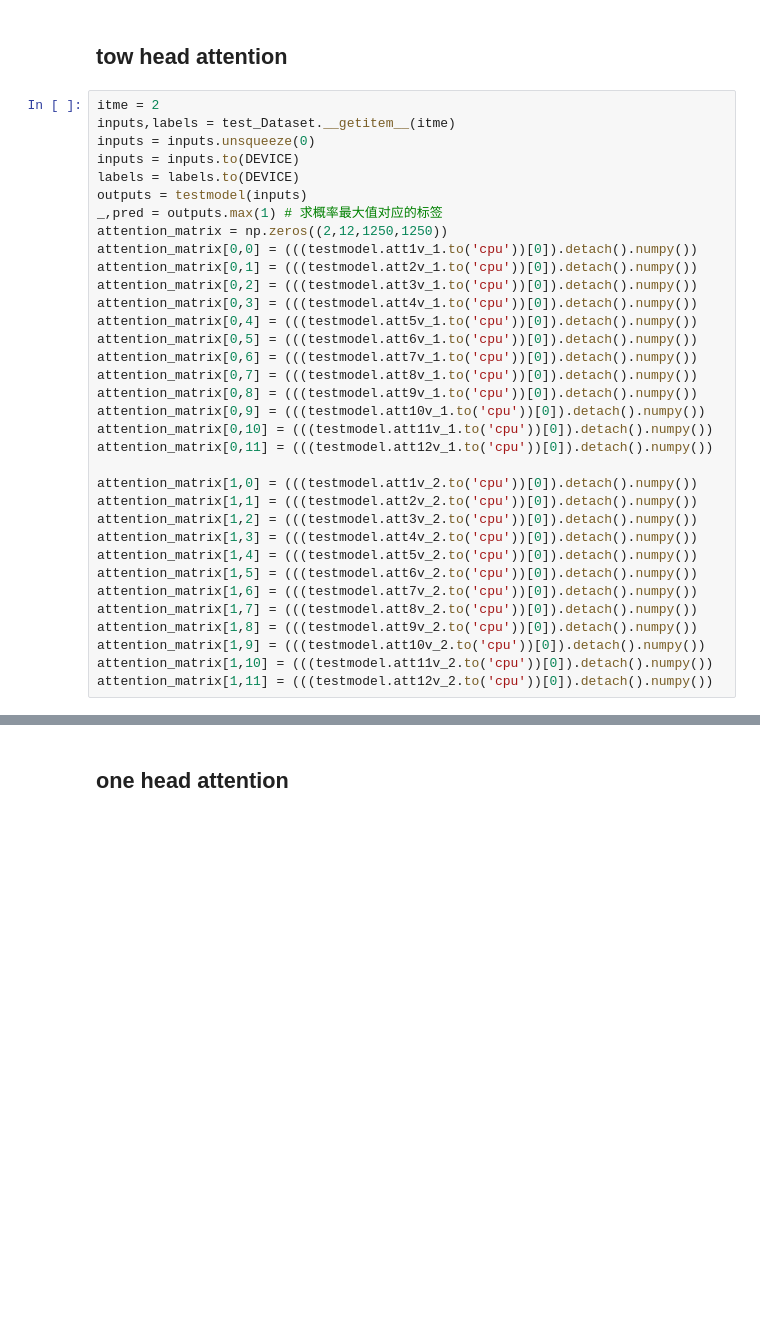
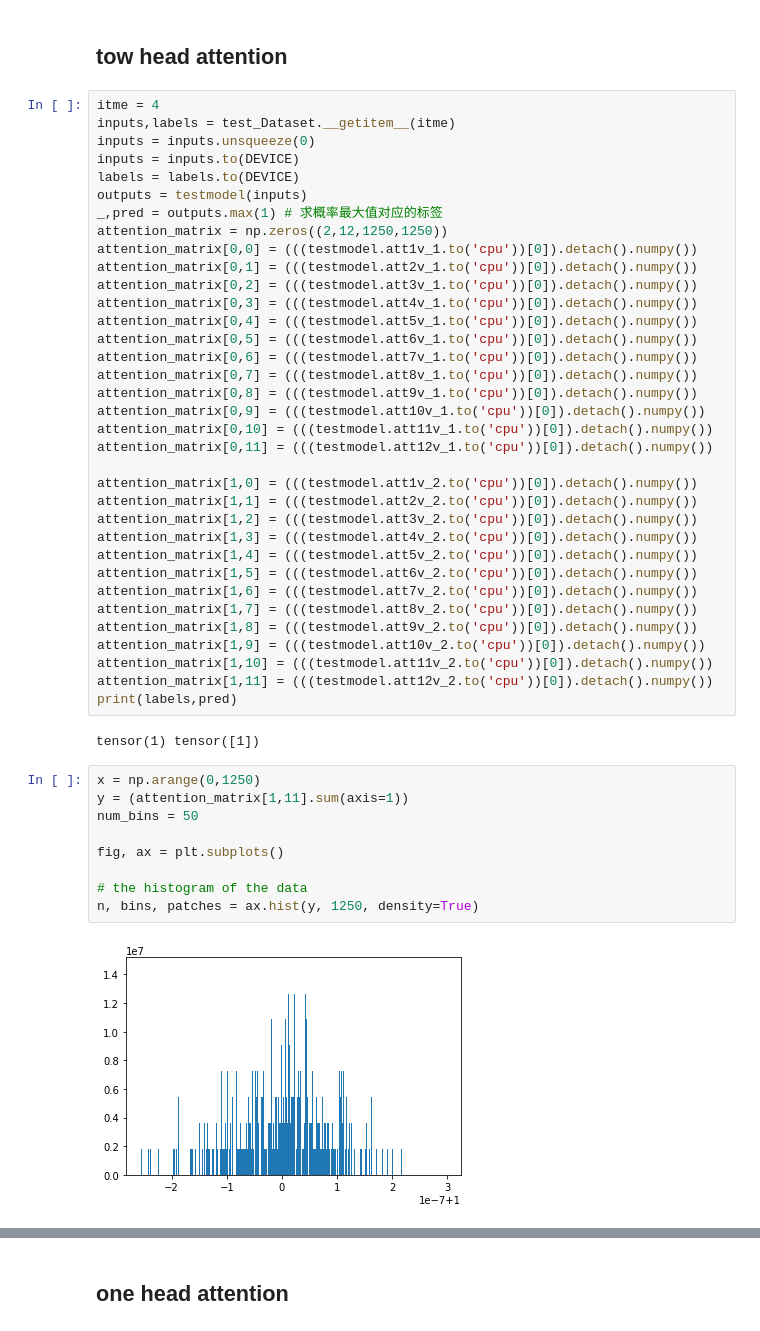
Before and after one commit to LiangBeam9810/Interpretable_HTN, a Jupyter notebook: test_ouput.ipynb, the cells around one changed output, grey strips where cells are left out. Cells and saved outputs as stored; diff of their text form; blank space fills up the shorter version.

```diff
--- a/test_ouput.ipynb
+++ b/test_ouput.ipynb
@@ -64,7 +62,7 @@ def MaxMinNormalization(x,Max,Min):
 # %% [markdown]
 ## tow head attention
 # %%
-itme = 2
+itme = 4
 inputs,labels = test_Dataset.__getitem__(itme)
 inputs = inputs.unsqueeze(0)
 inputs = inputs.to(DEVICE)
@@ -97,3 +95,17 @@ attention_matrix[1,8] = (((testmodel.att9v_2.to('cpu'))[0]).detach().numpy())
 attention_matrix[1,9] = (((testmodel.att10v_2.to('cpu'))[0]).detach().numpy())
 attention_matrix[1,10] = (((testmodel.att11v_2.to('cpu'))[0]).detach().numpy())
 attention_matrix[1,11] = (((testmodel.att12v_2.to('cpu'))[0]).detach().numpy())
+print(labels,pred)
+# %% [output]
+tensor(1) tensor([1])
+# %%
+x = np.arange(0,1250)
+y = (attention_matrix[1,11].sum(axis=1))
+num_bins = 50
+
+fig, ax = plt.subplots()
+
+# the histogram of the data
+n, bins, patches = ax.hist(y, 1250, density=True)
+# %% [output]
+[figure, added]
```
Also changed, not shown: parts of 19 cells of this notebook, 4 other files.
